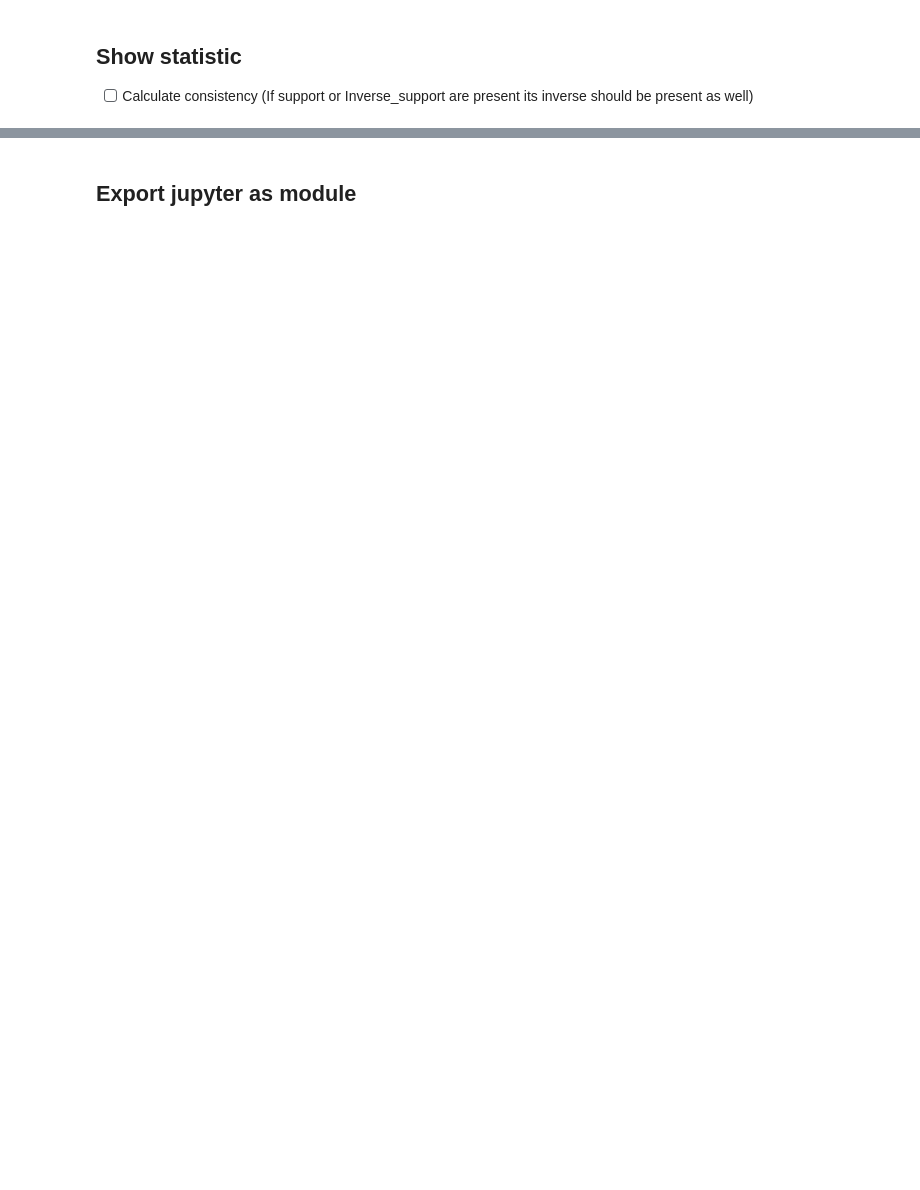
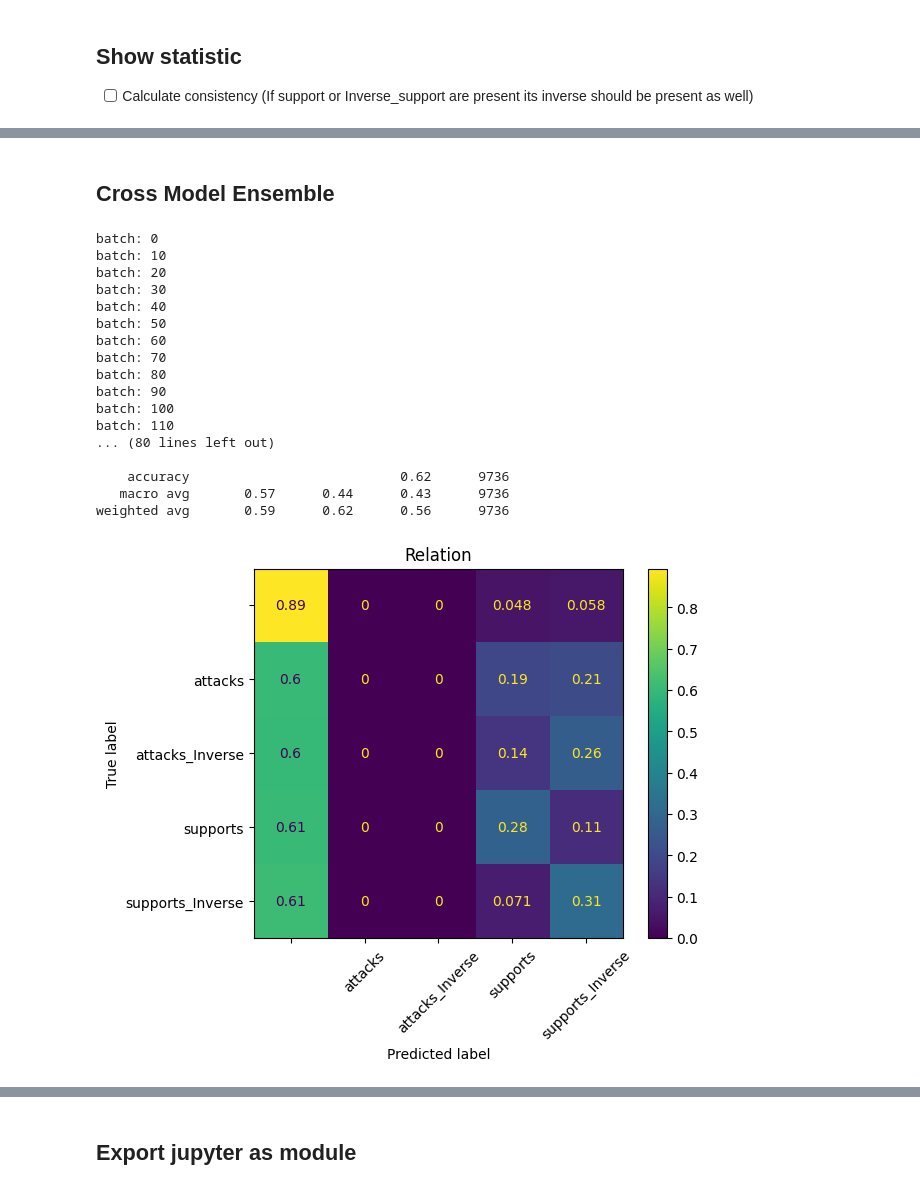
Before and after one commit to luisoibarra/argument-mining, a Jupyter notebook: link_prediction/models/link_prediction.ipynb, the cells around one changed output, grey strips where cells are left out. Cells and saved outputs as stored; diff of their text form; code cells hidden in the pictures; blank space fills up the shorter version.

```diff
--- a/link_prediction/models/link_prediction.ipynb
+++ b/link_prediction/models/link_prediction.ipynb
@@ -1296,6 +1297,6 @@ build_link_prediction_model(params)
 # %%
-def compute_statistic(params: dict):
-    model = params[params['model_name'] + "_final"]
+def compute_statistic(params: dict, model=None):
+    model = model if model else params[params['model_name'] + "_final"]
     data_dataframe = params[f'raw_test_data_dataframe']
 
     statistic = {
@@ -1449,0 +1419,76 @@ weighted avg       0.65      0.67      0.66      9736
+# %% [markdown]
+## Cross Model Ensemble
+# %%
+def build_cross_model(params: dict):
+
+    models = []
+    ensemble = {
+        "model": [0],
+        "model_attention": [0],
+        "model_attention_changes2": [0,1],
+    }
+    mixed_model_name = "_".join(f"{name}_{i}" for name in ensemble for i in ensemble[name])
+
+    # Loading Models
+
+    for model_name in ensemble:
+        for i in ensemble[model_name]:
+            model_path = Path(params["export_path"], model_name, f"{model_name}_{i}")
+            if model_path.exists():
+                model = keras.models.load_model(str(model_path))
+                models.append(model)
+            else:
+                print(f"Model in {model_path} doesn't exist")
+
+    # Building Model
+
+    sequence_vectorizer = params['sequence_vectorizer']
+    proposition_tag_vectorizer = params['proposition_tag_vectorizer']
+    relation_tag_vectorizer = params['relation_tag_vectorizer']
+    distance_encoding_bits = params['max_distance_encoded'] * 2
+
+    model = LinkPredictionModel(
+        models=models,
+        sequence_vectorizer=sequence_vectorizer,
+        proposition_tag_vectorizer=proposition_tag_vectorizer,
+        relation_tag_vectorizer=relation_tag_vectorizer,
+        distance_encoding_bits=distance_encoding_bits
+    )
+
+    source = "muchos años , la gente tenía que pagar una gran cantidad de dinero prar enviar sus cartas , y sus pagos estaban relacionados con el peso de sus cartas o cajas , y muchos accidentes pueden causar el problema de que el correo no se pueda entregar"
+    target = "electrónico puede contarse como uno de los resultados más beneficiosos de la tecnología moderna"
+
+    result = model([source, source, source], [target, target, target], [-1, 0 , 1])
+
+    print(result)
+    print(len(result))
+
+    params["mixed_model"] = model
+
+    model_path = Path(params['export_path'], mixed_model_name)
+    model_path.mkdir(exist_ok=True)
+
+    compute_statistic(params, model=model)
+    show_statistic(params, model_path=model_path, model_name=mixed_model_name)
+
+
+build_cross_model(params)
+# %% [output]
+batch: 0
+batch: 10
+batch: 20
+batch: 30
+batch: 40
+batch: 50
+batch: 60
+batch: 70
+batch: 80
+batch: 90
+batch: 100
+batch: 110
+... (80 lines left out)
+
+    accuracy                           0.62      9736
+   macro avg       0.57      0.44      0.43      9736
+weighted avg       0.59      0.62      0.56      9736
+[figure, added]
```
Also changed, not shown: parts of 17 cells of this notebook, 2 other files.
